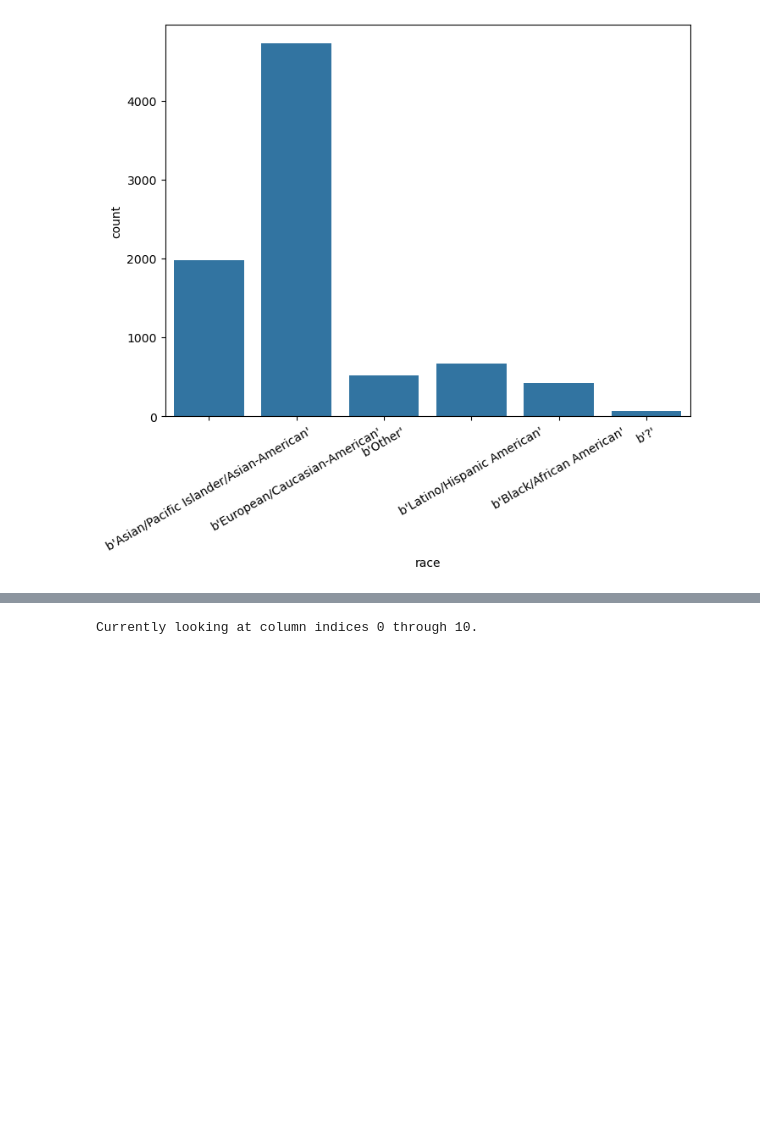
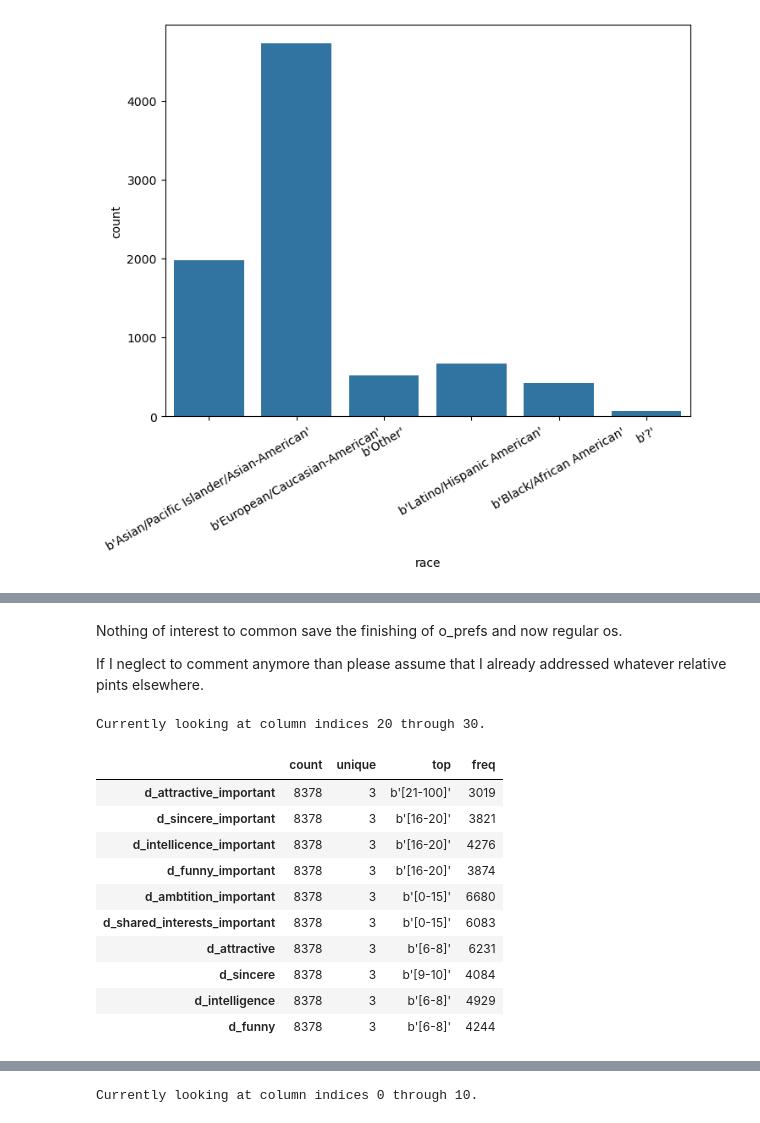
Before and after one commit to bwolff26/MAD_marriage_and_divorce_study, a Jupyter notebook: code/s2_ceda_i.ipynb, the cells around one changed output, grey strips where cells are left out. Drawn from its saved outputs; the diff is of its cells as text; code cells hidden in the pictures; blank space fills up the shorter version.

```diff
--- a/code/s2_ceda_i.ipynb
+++ b/code/s2_ceda_i.ipynb
@@ -133,0 +154,21 @@ object_df.describe().T[step:step+10]
+# %% [markdown]
+Nothing of interest to common save the finishing of o_prefs and now regular os.
+
+If I neglect to comment anymore than please assume that I already addressed whatever relative pints elsewhere.
+# %%
+step += 10
+print(f"Currently looking at column indices {step} through {step+10}.")
+object_df.describe().T[step:step+10]
+# %% [output]
+Currently looking at column indices 20 through 30.
+|  | count | unique | top | freq |
+| d_attractive_important | 8378 | 3 | b'[21-100]' | 3019 |
+| d_sincere_important | 8378 | 3 | b'[16-20]' | 3821 |
+| d_intellicence_important | 8378 | 3 | b'[16-20]' | 4276 |
+| d_funny_important | 8378 | 3 | b'[16-20]' | 3874 |
+| d_ambtition_important | 8378 | 3 | b'[0-15]' | 6680 |
+| d_shared_interests_important | 8378 | 3 | b'[0-15]' | 6083 |
+| d_attractive | 8378 | 3 | b'[6-8]' | 6231 |
+| d_sincere | 8378 | 3 | b'[9-10]' | 4084 |
+| d_intelligence | 8378 | 3 | b'[6-8]' | 4929 |
+| d_funny | 8378 | 3 | b'[6-8]' | 4244 |
```
Also changed, not shown: parts of 17 cells of this notebook.
